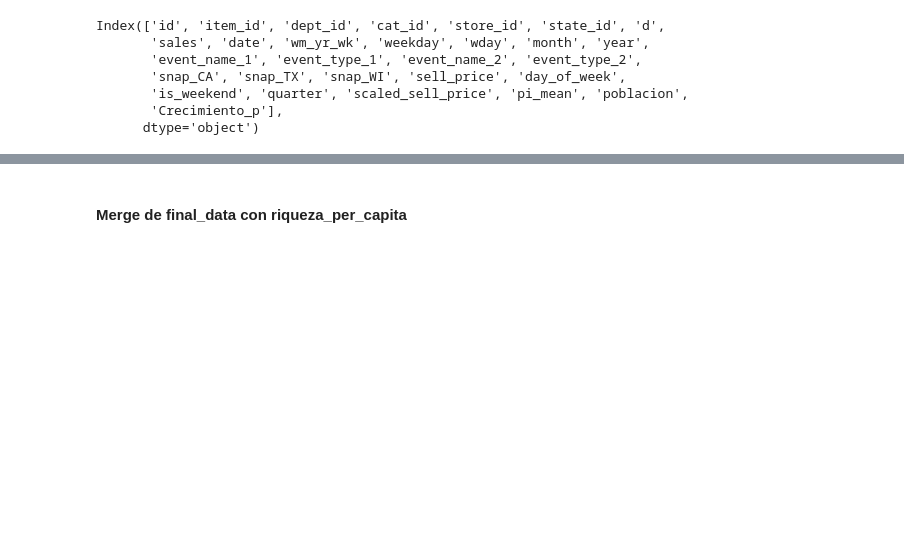
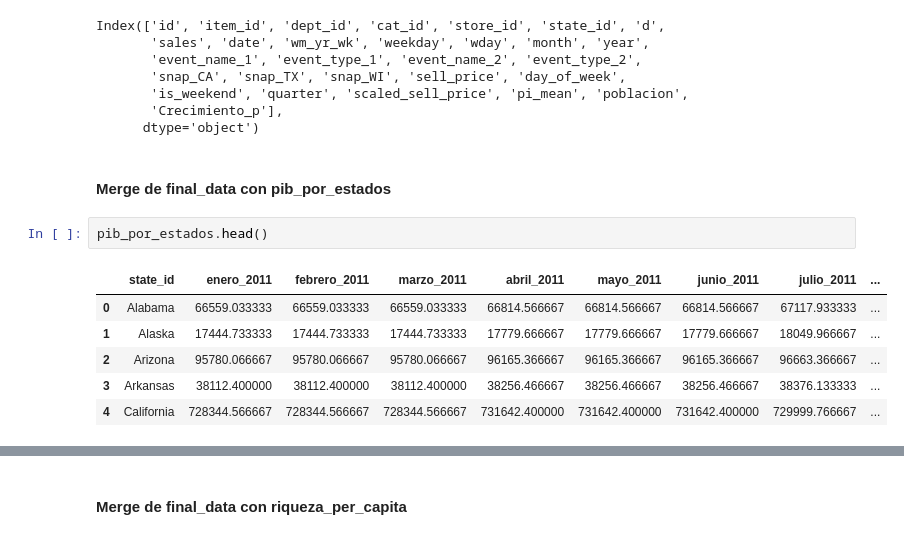
Before and after one commit to andtay/Machine_Learning_Based_Demand_Forecasting, a Jupyter notebook: Walmart/src/data.ipynb, the cells around one changed output, grey strips where cells are left out. Cells and saved outputs as stored; diff of their text form; blank space fills up the shorter version.

```diff
--- a/Walmart/src/data.ipynb
+++ b/Walmart/src/data.ipynb
@@ -330,3 +332,14 @@ Index(['id', 'item_id', 'dept_id', 'cat_id', 'store_id', 'state_id', 'd',
        'is_weekend', 'quarter', 'scaled_sell_price', 'pi_mean', 'poblacion',
        'Crecimiento_p'],
       dtype='object')
+# %% [markdown]
+#### Merge de final_data con pib_por_estados
+# %%
+pib_por_estados.head()
+# %% [output]
+|  | state_id | enero_2011 | febrero_2011 | marzo_2011 | abril_2011 | mayo_2011 | junio_2011 | julio_2011 | ... |
+| 0 | Alabama | 66559.033333 | 66559.033333 | 66559.033333 | 66814.566667 | 66814.566667 | 66814.566667 | 67117.933333 | ... |
+| 1 | Alaska | 17444.733333 | 17444.733333 | 17444.733333 | 17779.666667 | 17779.666667 | 17779.666667 | 18049.966667 | ... |
+| 2 | Arizona | 95780.066667 | 95780.066667 | 95780.066667 | 96165.366667 | 96165.366667 | 96165.366667 | 96663.366667 | ... |
+| 3 | Arkansas | 38112.400000 | 38112.400000 | 38112.400000 | 38256.466667 | 38256.466667 | 38256.466667 | 38376.133333 | ... |
+| 4 | California | 728344.566667 | 728344.566667 | 728344.566667 | 731642.400000 | 731642.400000 | 731642.400000 | 729999.766667 | ... |
```
Also changed, not shown: parts of 16 cells of this notebook.
